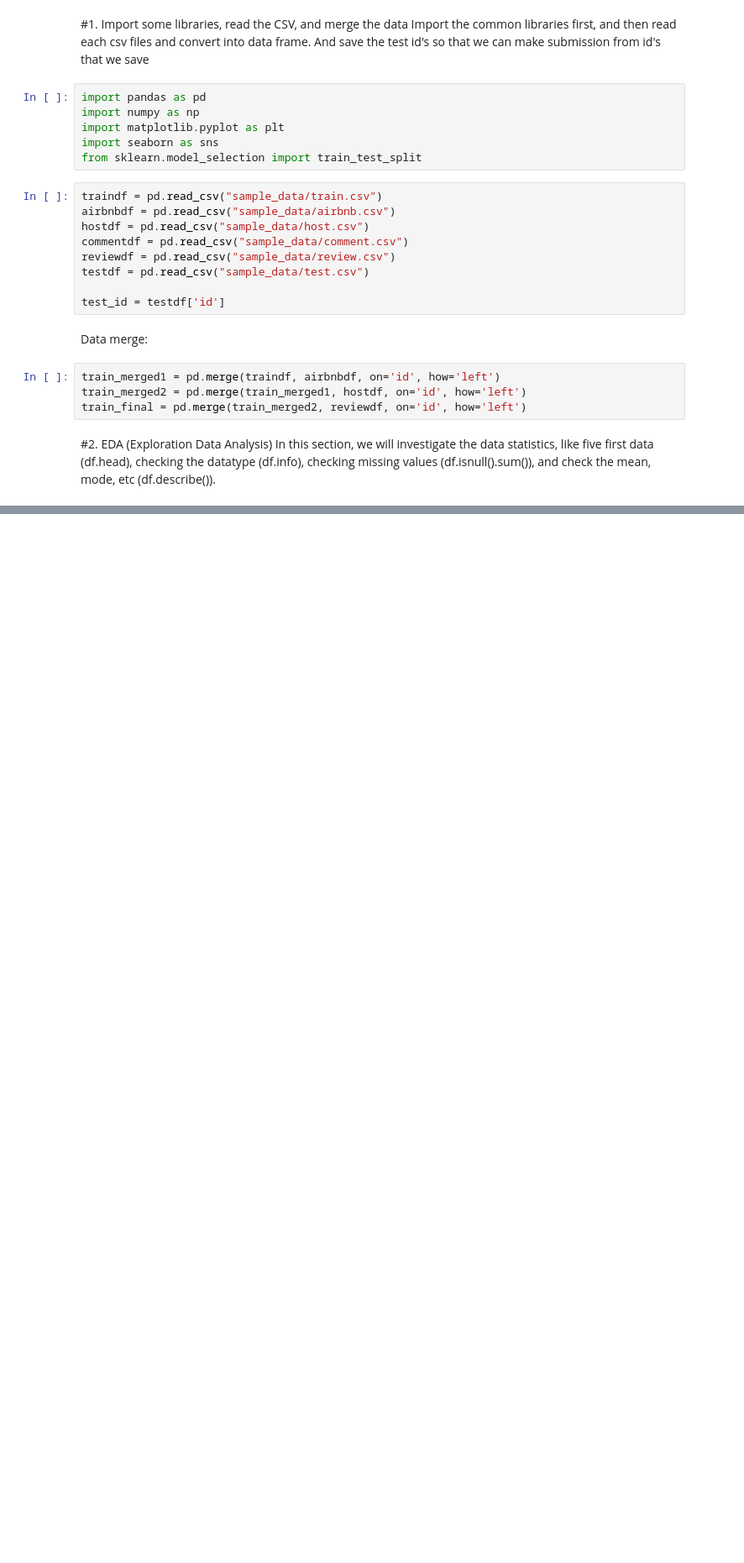
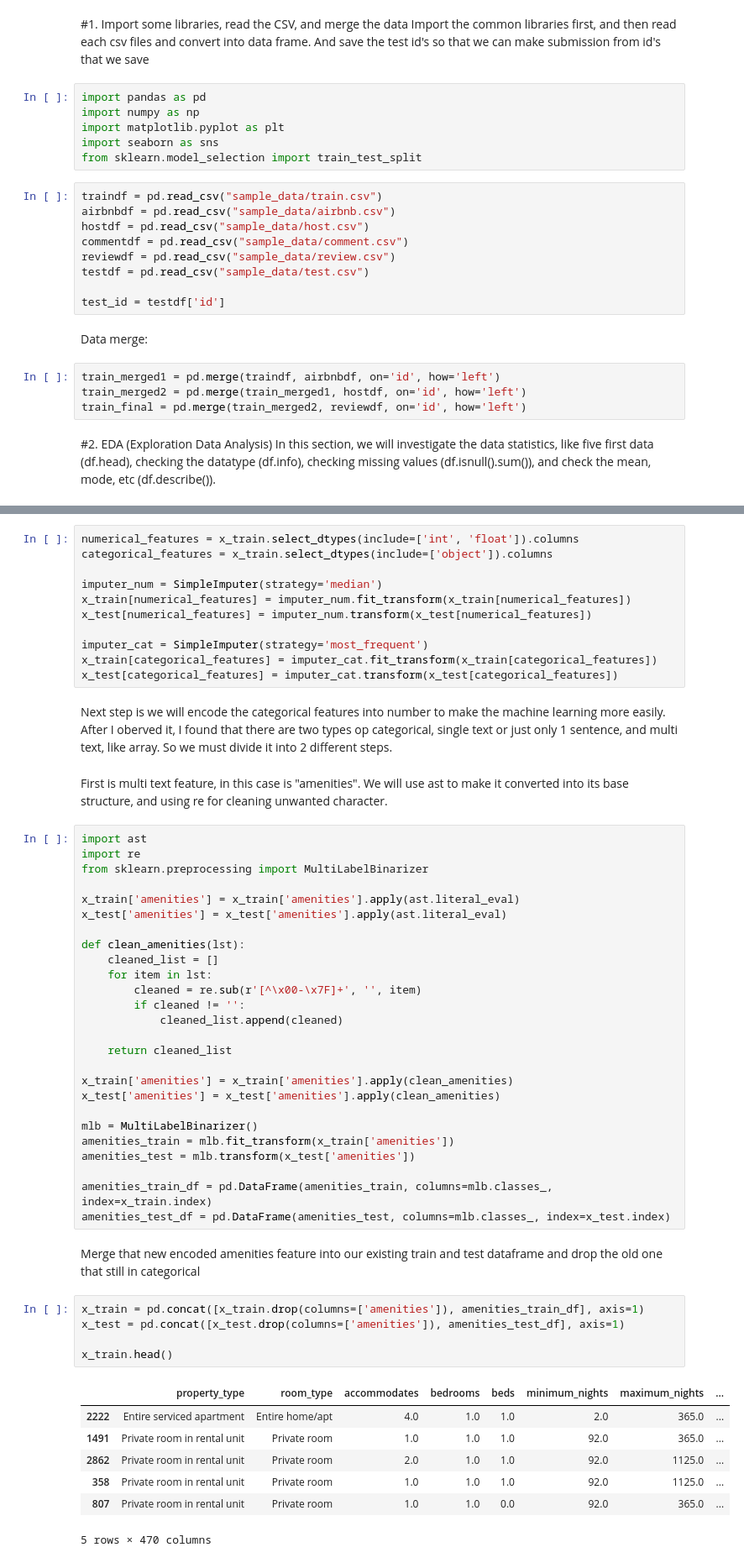
Before and after one commit to Jundannz/Airbnb-Price-Prediction, a Jupyter notebook: main.ipynb, the cells around one changed output, grey strips where cells are left out. Shown: that part at 84% size. Saved outputs shown, nothing was run; the diff lists cells and outputs as text; blank space fills up the shorter version.

```diff
--- a/main.ipynb
+++ b/main.ipynb
@@ -48,0 +149,56 @@ train_final.describe()
+# %%
+numerical_features = x_train.select_dtypes(include=['int', 'float']).columns
+categorical_features = x_train.select_dtypes(include=['object']).columns
+
+imputer_num = SimpleImputer(strategy='median')
+x_train[numerical_features] = imputer_num.fit_transform(x_train[numerical_features])
+x_test[numerical_features] = imputer_num.transform(x_test[numerical_features])
+
+imputer_cat = SimpleImputer(strategy='most_frequent')
+x_train[categorical_features] = imputer_cat.fit_transform(x_train[categorical_features])
+x_test[categorical_features] = imputer_cat.transform(x_test[categorical_features])
+# %% [markdown]
+Next step is we will encode the categorical features into number to make the machine learning more easily. After I oberved it, I found that there are two types op categorical, single text or just only 1 sentence, and multi text, like array. So we must divide it into 2 different steps.
+# %% [markdown]
+First is multi text feature, in this case is "amenities". We will use ast to make it converted into its base structure, and using re for cleaning unwanted character.
+# %%
+import ast
+import re
+from sklearn.preprocessing import MultiLabelBinarizer
+
+x_train['amenities'] = x_train['amenities'].apply(ast.literal_eval)
+x_test['amenities'] = x_test['amenities'].apply(ast.literal_eval)
+
+def clean_amenities(lst):
+    cleaned_list = []
+    for item in lst:
+        cleaned = re.sub(r'[^\x00-\x7F]+', '', item)
+        if cleaned != '':
+            cleaned_list.append(cleaned)
+
+    return cleaned_list
+
+x_train['amenities'] = x_train['amenities'].apply(clean_amenities)
+x_test['amenities'] = x_test['amenities'].apply(clean_amenities)
+
+mlb = MultiLabelBinarizer()
+amenities_train = mlb.fit_transform(x_train['amenities'])
+amenities_test = mlb.transform(x_test['amenities'])
+
+amenities_train_df = pd.DataFrame(amenities_train, columns=mlb.classes_, index=x_train.index)
+amenities_test_df = pd.DataFrame(amenities_test, columns=mlb.classes_, index=x_test.index)
+# %% [markdown]
+Merge that new encoded amenities feature into our existing train and test dataframe and drop the old one that still in categorical
+# %%
+x_train = pd.concat([x_train.drop(columns=['amenities']), amenities_train_df], axis=1)
+x_test = pd.concat([x_test.drop(columns=['amenities']), amenities_test_df], axis=1)
+
+x_train.head()
+# %% [output]
+|  | property_type | room_type | accommodates | bedrooms | beds | minimum_nights | maximum_nights | ... |
+| 2222 | Entire serviced apartment | Entire home/apt | 4.0 | 1.0 | 1.0 | 2.0 | 365.0 | ... |
+| 1491 | Private room in rental unit | Private room | 1.0 | 1.0 | 1.0 | 92.0 | 365.0 | ... |
+| 2862 | Private room in rental unit | Private room | 2.0 | 1.0 | 1.0 | 92.0 | 1125.0 | ... |
+| 358 | Private room in rental unit | Private room | 1.0 | 1.0 | 1.0 | 92.0 | 1125.0 | ... |
+| 807 | Private room in rental unit | Private room | 1.0 | 1.0 | 0.0 | 92.0 | 365.0 | ... |
+5 rows × 470 columns
```
Also changed, not shown: parts of 32 cells of this notebook, 1 other file.
